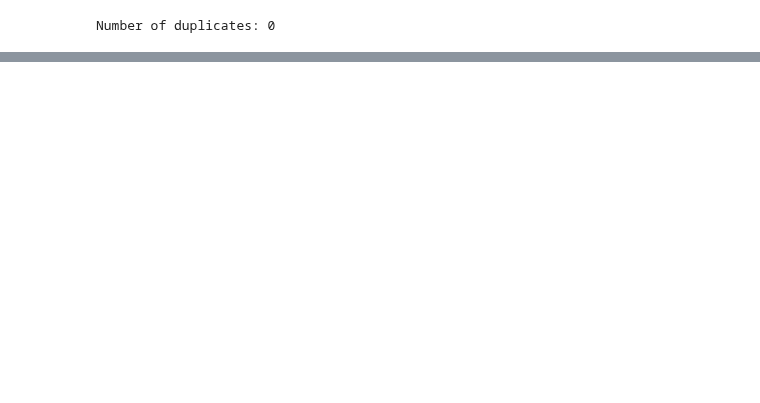
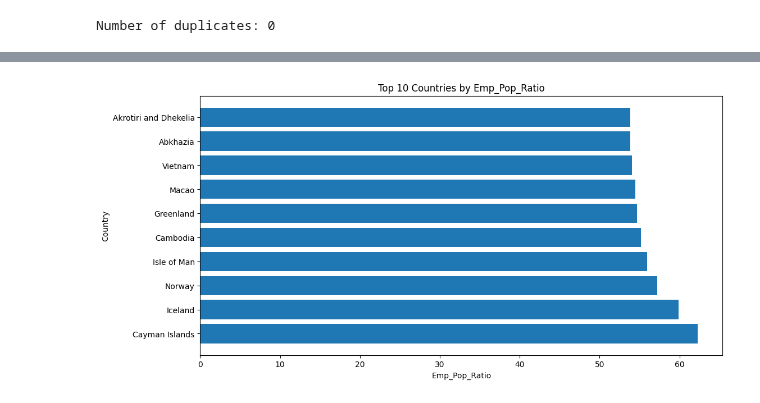
Before and after one commit to raishamaharrani/Project-3--Women-Wellbeing, a Jupyter notebook: professional_score.ipynb, the cells around one changed output, grey strips where cells are left out. Drawn from its saved outputs; the diff is of its cells as text; code cells hidden in the pictures; blank space fills up the shorter version.

```diff
--- a/professional_score.ipynb
+++ b/professional_score.ipynb
@@ -209,0 +248,14 @@ Outliers in column Female share of employment in services (%): 239
+# %%
+# Get the top 10 countries by Emp_Pop_Ratio
+top_countries = merged_df.groupby('Entity')['Emp_Pop_Ratio'].mean().reset_index()
+top_countries = top_countries.nlargest(10, 'Emp_Pop_Ratio')
+
+# Plot the data
+plt.figure(figsize=(12, 6))
+plt.barh(top_countries['Entity'], top_countries['Emp_Pop_Ratio'])
+plt.title("Top 10 Countries by Emp_Pop_Ratio")
+plt.xlabel("Emp_Pop_Ratio")
+plt.ylabel("Country")
+plt.show()
+# %% [output]
+[figure, added]
```
Also changed, not shown: parts of 29 cells of this notebook, 1 other file.
